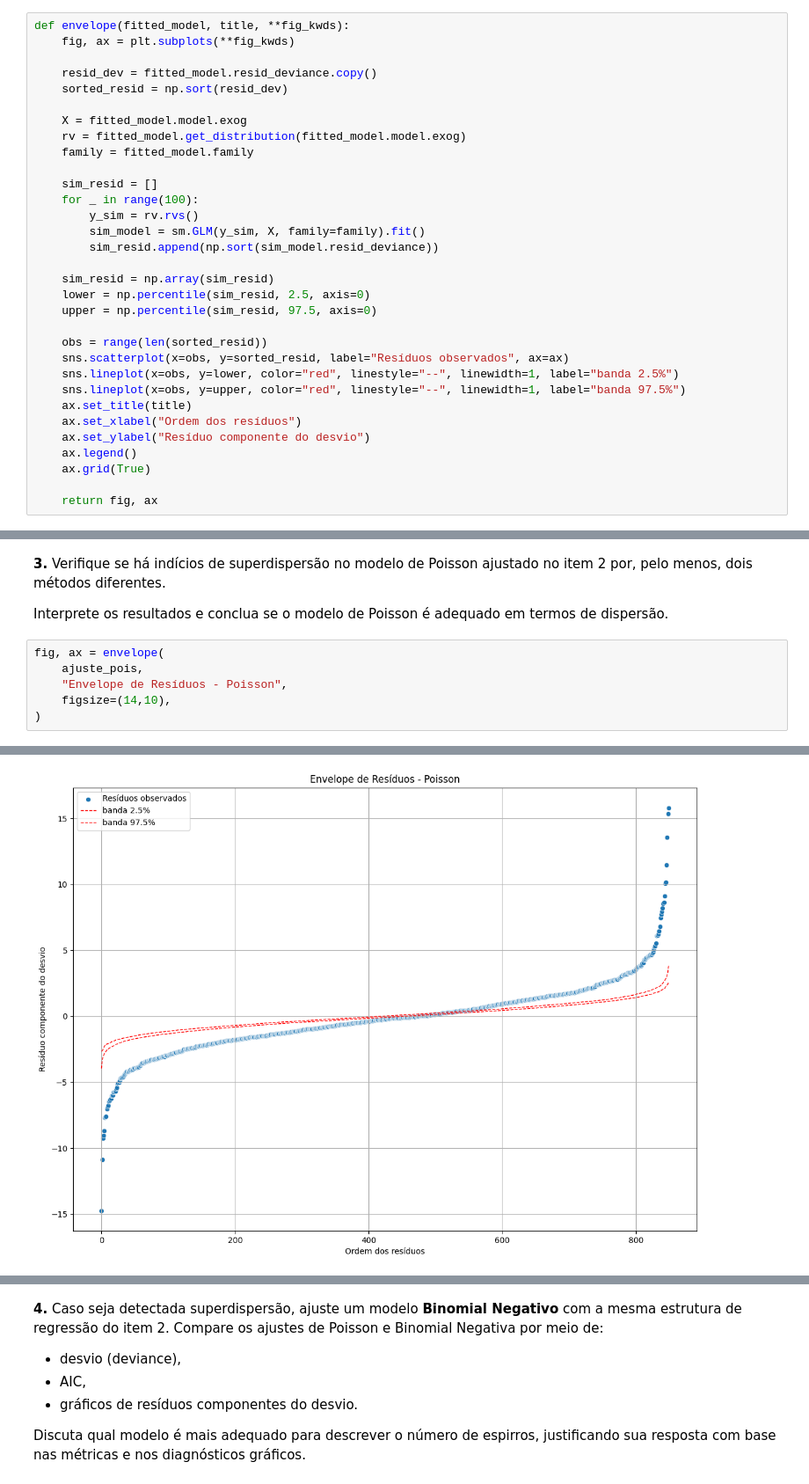
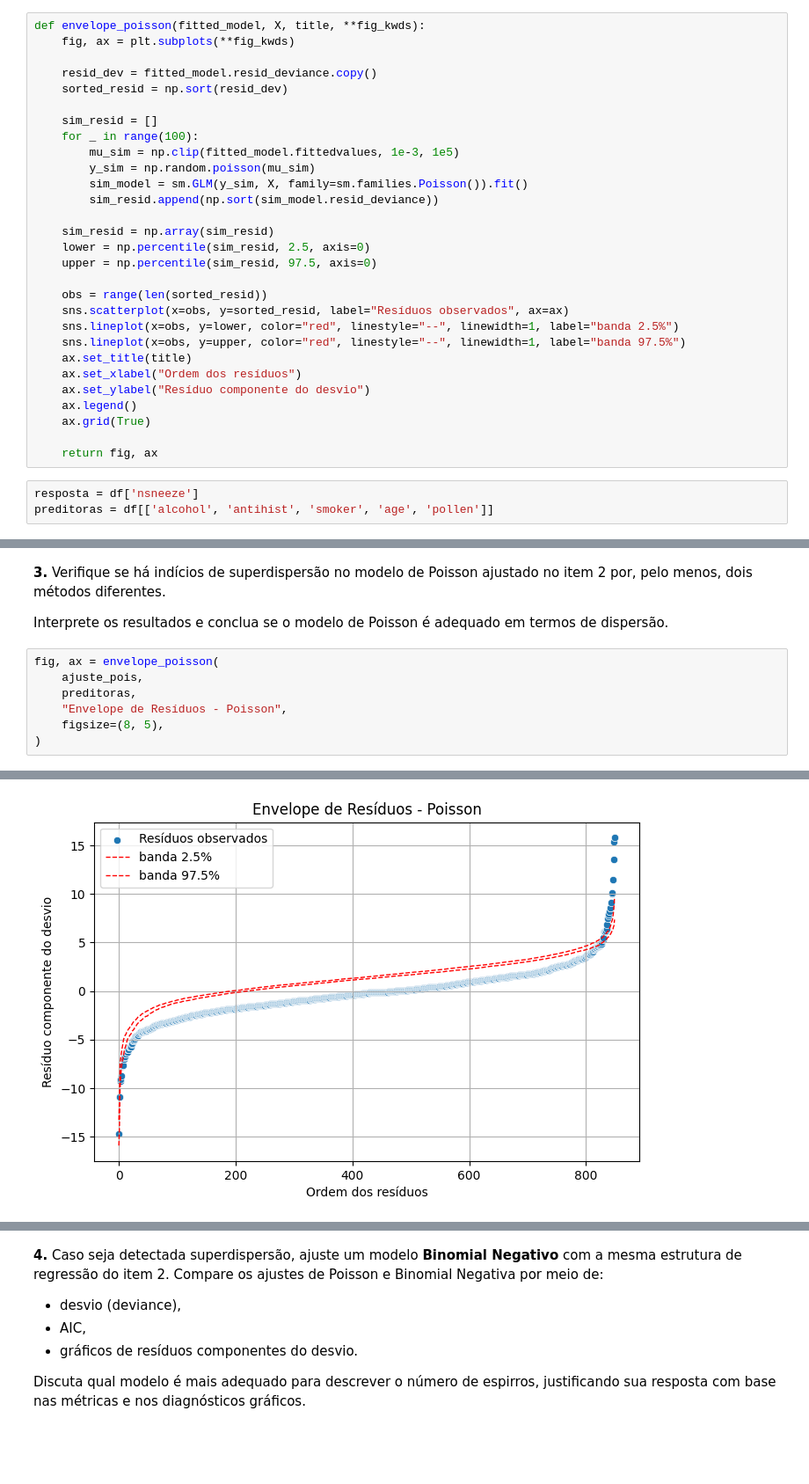
Before and after one commit to alinespereira/SME0823-202502-Avaliacao-2, a Jupyter notebook: SME0823_Avaliação_2.ipynb, the cells around one changed output, grey strips where cells are left out. Shown at 88% size. Cells and saved outputs as stored; diff of their text form; blank space fills up the shorter version.

```diff
--- a/SME0823_Avaliação_2.ipynb
+++ b/SME0823_Avaliação_2.ipynb
@@ -215,20 +222,17 @@ Apresente e interprete:
 * a estimativa dos coeficientes,
 * sua significância estatística.
 # %%
-def envelope(fitted_model, title, **fig_kwds):
+def envelope_poisson(fitted_model, X, title, **fig_kwds):
     fig, ax = plt.subplots(**fig_kwds)
 
     resid_dev = fitted_model.resid_deviance.copy()
     sorted_resid = np.sort(resid_dev)
 
-    X = fitted_model.model.exog
-    rv = fitted_model.get_distribution(fitted_model.model.exog)
-    family = fitted_model.family
-
     sim_resid = []
     for _ in range(100):
-        y_sim = rv.rvs()
-        sim_model = sm.GLM(y_sim, X, family=family).fit()
+        mu_sim = np.clip(fitted_model.fittedvalues, 1e-3, 1e5)
+        y_sim = np.random.poisson(mu_sim)
+        sim_model = sm.GLM(y_sim, X, family=sm.families.Poisson()).fit()
         sim_resid.append(np.sort(sim_model.resid_deviance))
 
     sim_resid = np.array(sim_resid)
@@ -246,6 +250,9 @@ def envelope(fitted_model, title, **fig_kwds):
     ax.grid(True)
 
     return fig, ax
+# %%
+resposta = df['nsneeze']
+preditoras = df[['alcohol', 'antihist', 'smoker', 'age', 'pollen']]
 # %%
 formula = "nsneeze ~ C(alcohol) + C(antihist) + C(smoker) + age + pollen"
 # %%
@@ -284,12 +291,13 @@ pollen            0.0301   0.0001 285.1736 0.0000  0.0299  0.0303
 
 Interprete os resultados e conclua se o modelo de Poisson é adequado em termos de dispersão.
 # %%
-fig, ax = envelope(
+fig, ax = envelope_poisson(
     ajuste_pois,
+    preditoras,
     "Envelope de Resíduos - Poisson",
-    figsize=(14,10),
+    figsize=(8, 5),
 )
 # %% [output]
 [interactive output not drawn]
-[figure, old version]
+[figure, new version]
 # %%
```
Also changed, not shown: parts of 22 cells of this notebook.
